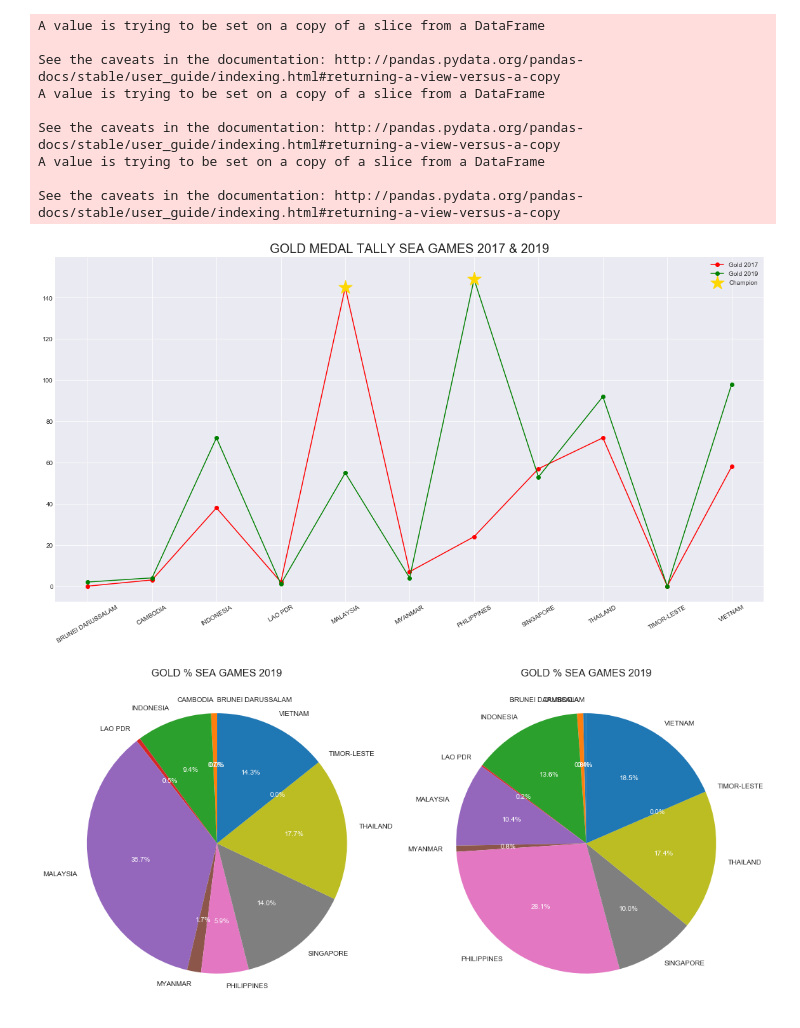
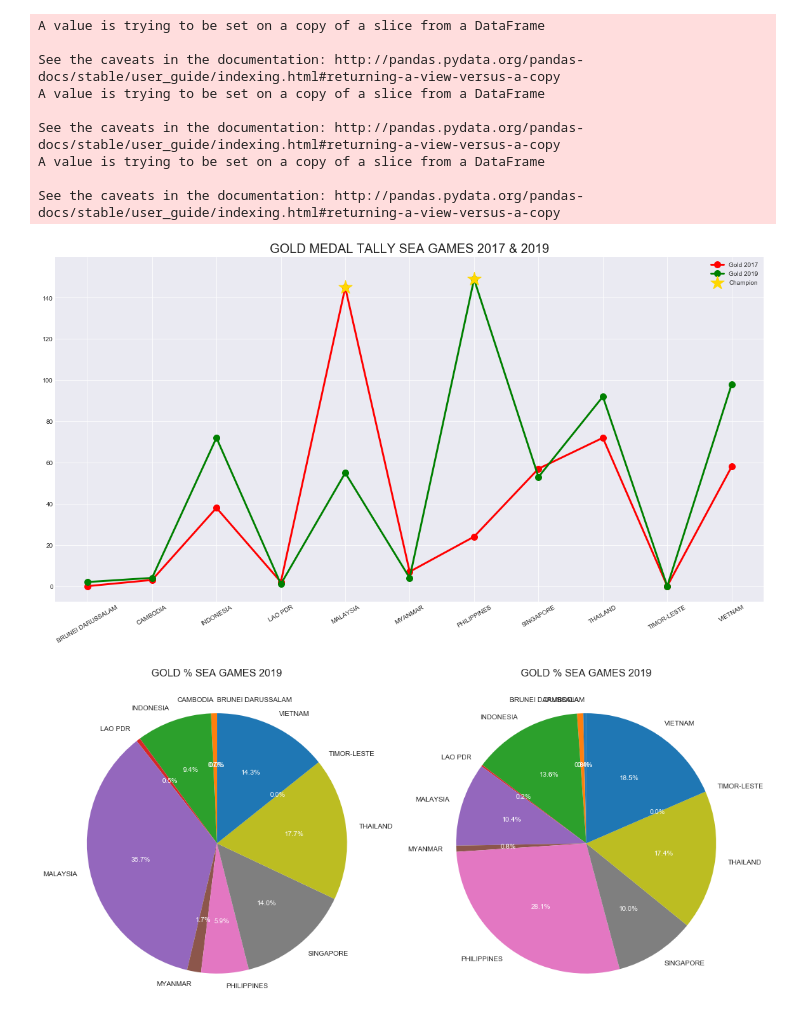
Before and after one commit to faridrah0514/SEA_Games, a Jupyter notebook: 3.ipynb, the cells around one changed output. Cells and saved outputs as stored; diff of their text form; code cells hidden in the pictures.

```diff
--- a/3.ipynb
+++ b/3.ipynb
@@ -10,71 +10,60 @@ url_2017='https://www2.2019seagames.com/countries/'
 plt.style.use('seaborn-darkgrid')
 req_2017=requests.get(url_2017)
 df_2019=pd.read_html('/Users/Farid/Dropbox/JCDS/Module 02/ujian/Soal 03/framesource.html')
-df_2019=df_2019[0]
+# df_2019=df_2019[0]
 bs=BeautifulSoup(req_2017.content, 'html.parser')
 
 test=bs.find_all('em')
 new_arr=[]
 for i in test:
     i=i.text
-    if "Total: " in i:
-        i=i.replace("Total: ", '')
     if "Gold: " in i:
         i=i.replace("Gold: ",'')
-    if "Silver: " in i:
-        i=i.replace("Silver: ", '')
-    if "Bronze: " in i:
-        i=i.replace("Bronze: ",'')
     new_arr.append(i)
 country=[]
 total_medal=[]
-try:
-    for i in range(11):
-        country.append(new_arr[i*6])
-except:
-    pass
-try:
-    for i in range(11):
-        index=new_arr.index(country[i])
-        total_medal.append(int(new_arr[index+2]))
-except:
-    pass
+
+for i in range(11):
+    country.append(new_arr[i*6])
+    index=new_arr.index(country[i])
+    total_medal.append(int(new_arr[index+2]))
+
 df=pd.DataFrame({
-    "negara": country[0:21],
-    "total_medali_emas": total_medal[0:21]
+    "negara": country,
+    "total_medali_emas": total_medal
 })
 
 df=df.sort_values(by='negara')
-df_2019=df_2019.sort_values(by='Contingent')
+df_2019=df_2019[0].sort_values(by='Contingent')
 df['negara'][3] = 'LAO PDR'
 df['negara'][0] = 'BRUNEI DARUSSALAM'
 df['negara'][9] = 'TIMOR-LESTE'
 top_df1 = df[df['total_medali_emas'] == df['total_medali_emas'].max()][['negara','total_medali_emas']]
 top_df2 = df_2019[df_2019['Gold'] == df_2019['Gold'].max()][['Contingent', 'Gold']]
 new_df=pd.DataFrame({
     "negara":[top_df1['negara'][4], top_df2['Contingent'][0]],
     "gold": [top_df1['total_medali_emas'][4], top_df2['Gold'][0]]
 })
 fig=plt.figure(figsize=(20,10))
 
-plt.plot(df['negara'], df['total_medali_emas'], 'r', marker='o', label='Gold 2017')
-plt.plot(df_2019['Contingent'], df_2019['Gold'], 'g', marker='o', label='Gold 2019')
+plt.plot(df['negara'], df['total_medali_emas'], 'r', marker='o', markersize=10, label='Gold 2017', linewidth=3)
+plt.plot(df_2019['Contingent'], df_2019['Gold'], 'g', marker='o', markersize=10,label='Gold 2019',linewidth=3)
 plt.scatter(new_df['negara'], new_df['gold'], marker="*", color='gold', label="Champion", zorder=3, s=500)
 plt.title("GOLD MEDAL TALLY SEA GAMES 2017 & 2019", fontsize=20)
 plt.legend()
 plt.xticks(rotation=30)
 plt.show()
 # %% [output]
 A value is trying to be set on a copy of a slice from a DataFrame
 
 See the caveats in the documentation: http://pandas.pydata.org/pandas-docs/stable/user_guide/indexing.html#returning-a-view-versus-a-copy
 A value is trying to be set on a copy of a slice from a DataFrame
 
 See the caveats in the documentation: http://pandas.pydata.org/pandas-docs/stable/user_guide/indexing.html#returning-a-view-versus-a-copy
 A value is trying to be set on a copy of a slice from a DataFrame
 
 See the caveats in the documentation: http://pandas.pydata.org/pandas-docs/stable/user_guide/indexing.html#returning-a-view-versus-a-copy
-[figure, old version]
+[figure, new version]
 # %%
 fig=plt.figure(figsize=(15,10))
 plt.subplot(121)
```
Also changed, not shown: parts of 4 cells of this notebook.
